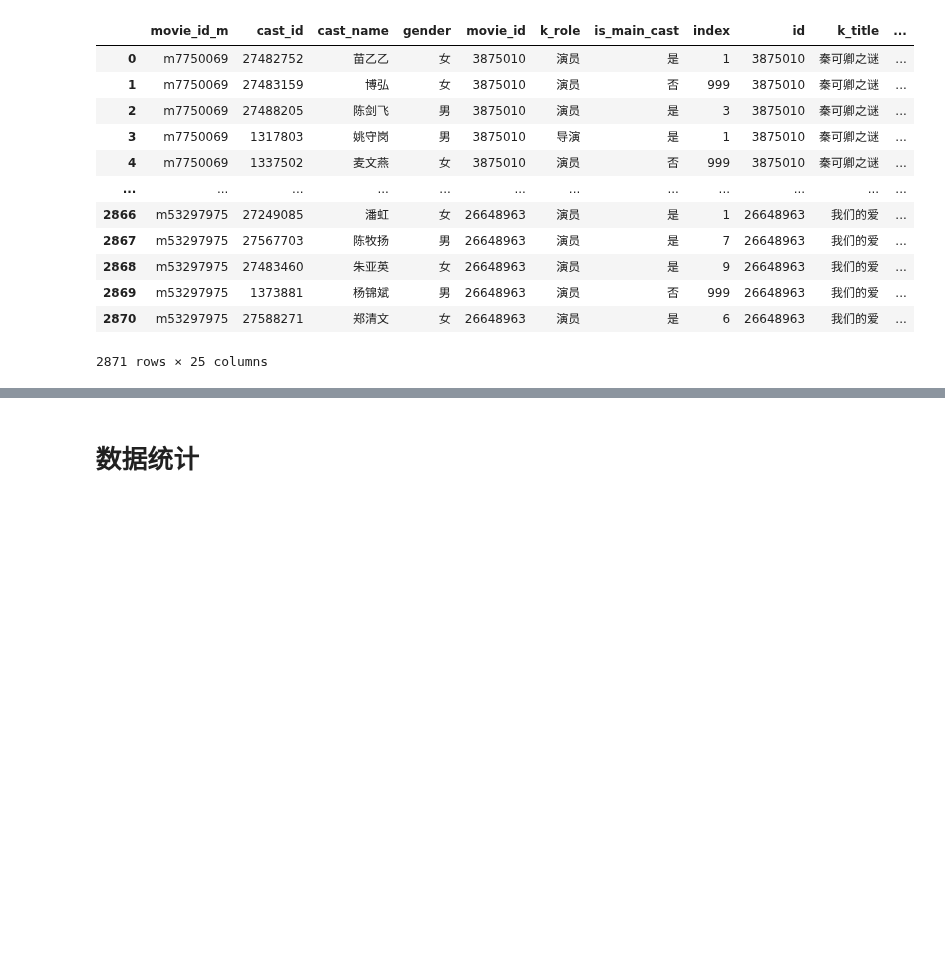
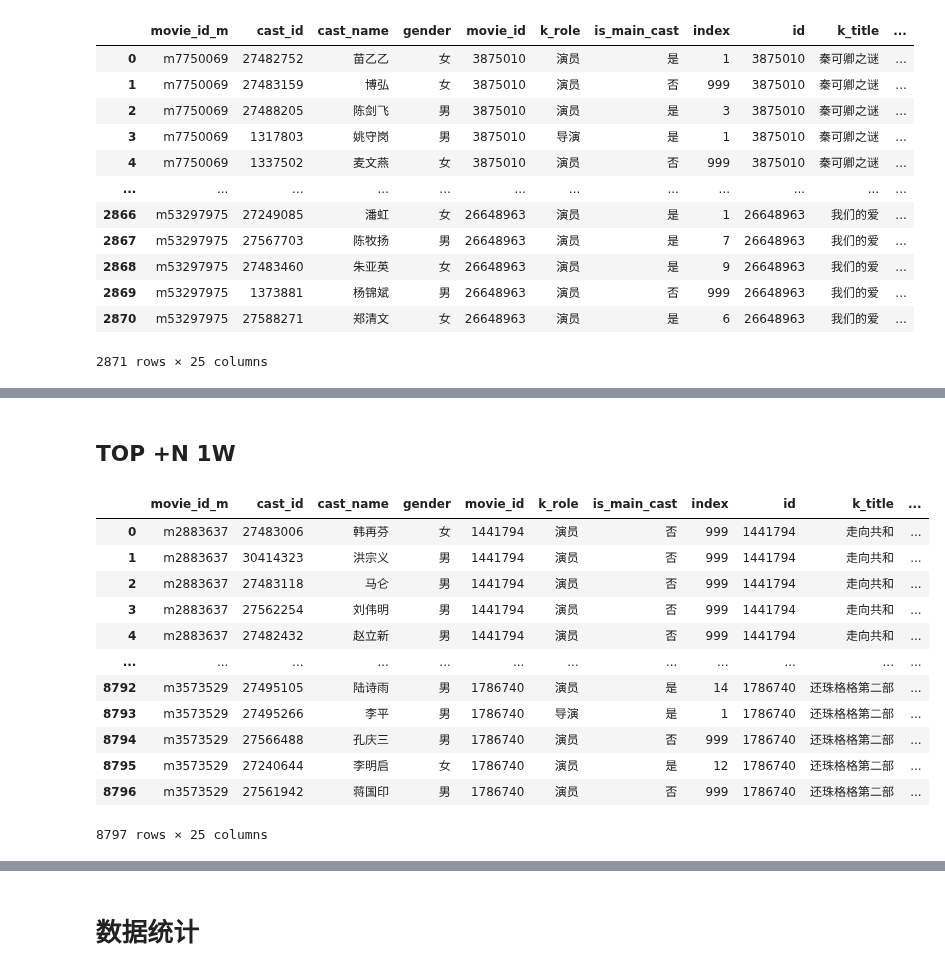
Before and after one commit to Kofi-W/net_charts, a Jupyter notebook: cast/movie_net/movie_net.ipynb, the cells around one changed output, grey strips where cells are left out. Cells and saved outputs as stored; diff of their text form; code cells hidden in the pictures; blank space fills up the shorter version.

```diff
--- a/cast/movie_net/movie_net.ipynb
+++ b/cast/movie_net/movie_net.ipynb
@@ -115,6 +115,8 @@ df_tv
 # 评分人数>=10万
 df_tv_rate_num_10w = df_tv[df_tv['k_rating_people'] >= 100000]
 df_tv_rate_num_1w = df_tv[df_tv['k_rating_people'] >= 10000]
+df_tv_rate_num_5w = df_tv[df_tv['k_rating_people'] >= 50000]
+df_tv_rate_num_2w = df_tv[df_tv['k_rating_people'] >= 20000]
 # %% [markdown]
 # 方法
 # %%
@@ -160,9 +162,12 @@ def draw_movie_net(G, k=None):
     print(G.number_of_nodes(), G.number_of_edges())
 # %%
 # 按评分提取数据
-def get_lowest_rated_movie_casts(df_movie, df, ascending=True, top_n=100):
-    df_movie_n = df_movie.sort_values(by='rating_num', ascending=ascending).head(top_n)
-    df_n = df_movie_n[['movie_id_m']].merge(df,
+def get_lowest_rated_movie_casts(df, work_type="电影", ascending=True, top_n=100):
+    df_type = df.loc[(df['k_type'] == work_type).copy()]
+    df_type_simple = df_type[['movie_id_m', 'k_title',
+                   'rating_num', 'k_rating_people']].drop_duplicates().reset_index(drop=True)
+    df_type_n = df_type_simple.sort_values(by='rating_num', ascending=ascending).head(top_n)
+    df_n = df_type_n[['movie_id_m']].merge(df,
                                             left_on='movie_id_m',
                                             right_on='movie_id_m',
                                             how='left')
@@ -508,0 +566,23 @@ with open('json_data/tv_net_data_lowest.json', 'w', encoding='utf-8') as f:
+# %% [markdown]
+## TOP +N 1W
+# %%
+top_n_max = 200
+df_tv_top_n_max_5w = get_lowest_rated_movie_casts(df_tv_rate_num_5w,
+                                              df_tv_raw,
+                                              ascending=False,
+                                              top_n=top_n_min)
+df_tv_top_n_max_5w
+# %% [output]
+|  | movie_id_m | cast_id | cast_name | gender | movie_id | k_role | is_main_cast | index | id | k_title | ... |
+| 0 | m2883637 | 27483006 | 韩再芬 | 女 | 1441794 | 演员 | 否 | 999 | 1441794 | 走向共和 | ... |
+| 1 | m2883637 | 30414323 | 洪宗义 | 男 | 1441794 | 演员 | 否 | 999 | 1441794 | 走向共和 | ... |
+| 2 | m2883637 | 27483118 | 马仑 | 男 | 1441794 | 演员 | 否 | 999 | 1441794 | 走向共和 | ... |
+| 3 | m2883637 | 27562254 | 刘伟明 | 男 | 1441794 | 演员 | 否 | 999 | 1441794 | 走向共和 | ... |
+| 4 | m2883637 | 27482432 | 赵立新 | 男 | 1441794 | 演员 | 否 | 999 | 1441794 | 走向共和 | ... |
+| ... | ... | ... | ... | ... | ... | ... | ... | ... | ... | ... | ... |
+| 8792 | m3573529 | 27495105 | 陆诗雨 | 男 | 1786740 | 演员 | 是 | 14 | 1786740 | 还珠格格第二部 | ... |
+| 8793 | m3573529 | 27495266 | 李平 | 男 | 1786740 | 导演 | 是 | 1 | 1786740 | 还珠格格第二部 | ... |
+| 8794 | m3573529 | 27566488 | 孔庆三 | 男 | 1786740 | 演员 | 否 | 999 | 1786740 | 还珠格格第二部 | ... |
+| 8795 | m3573529 | 27240644 | 李明启 | 女 | 1786740 | 演员 | 是 | 12 | 1786740 | 还珠格格第二部 | ... |
+| 8796 | m3573529 | 27561942 | 蒋国印 | 男 | 1786740 | 演员 | 否 | 999 | 1786740 | 还珠格格第二部 | ... |
+8797 rows × 25 columns
```
Also changed, not shown: parts of 20 cells of this notebook, 17 other files.
